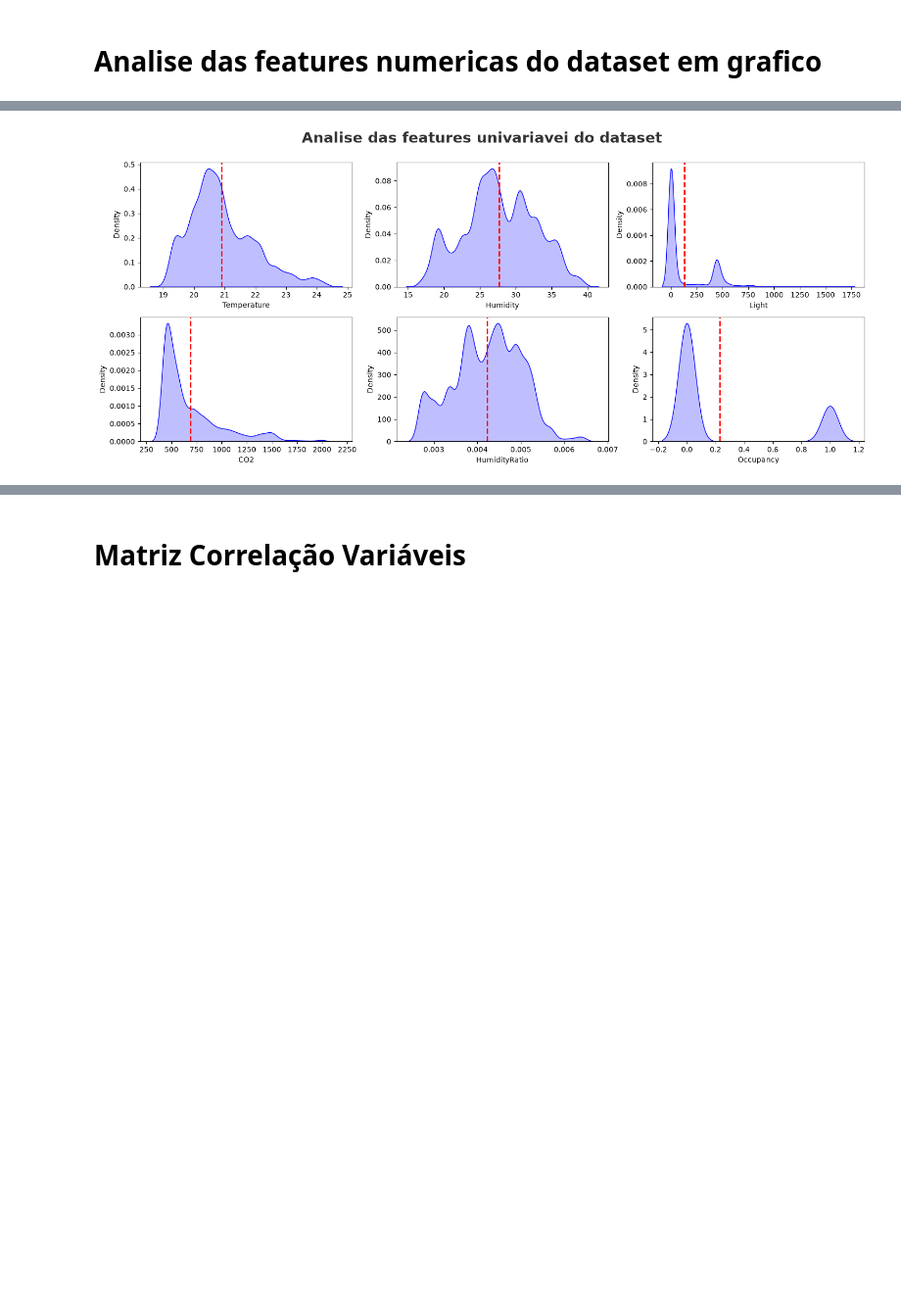
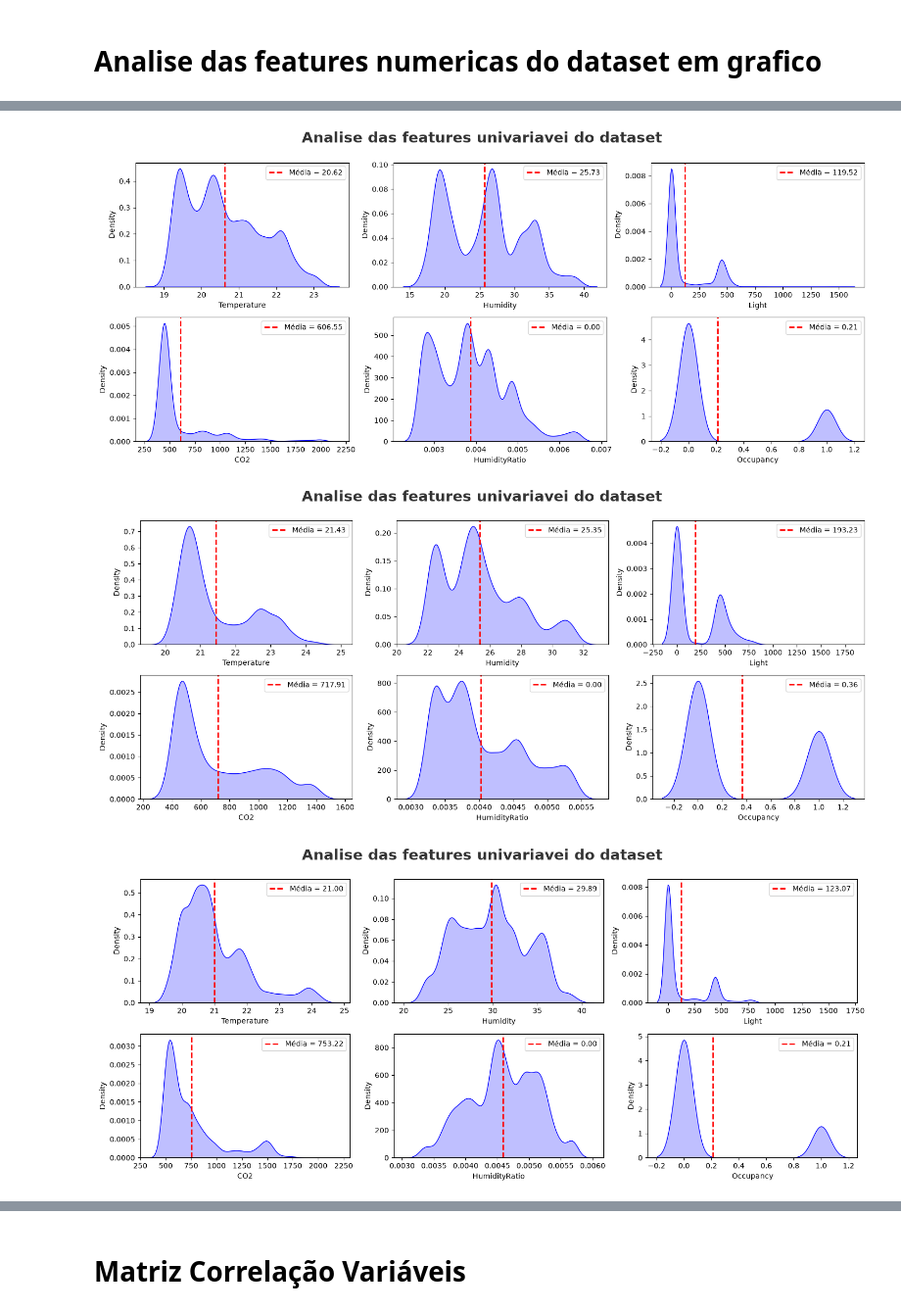
Before and after one commit to ScoredSleet/Analise-Base-Occupancy-Detection, a Jupyter notebook: eda.ipynb, the cells around one changed output, grey strips where cells are left out. Shown at 98% size. Drawn from its saved outputs; the diff is of its cells as text; code cells hidden in the pictures; blank space fills up the shorter version.

```diff
--- a/eda.ipynb
+++ b/eda.ipynb
@@ -36,6 +36,8 @@ datatest2 = transformar_dataset_to_csv("./dataset/occupancy_detection/dataset_tx
 datatraining = transformar_dataset_to_csv("./dataset/occupancy_detection/dataset_txt/datatraining.txt", "./dataset/occupancy_detection/dataset_csv", "datatraining")
 # %%
 dataset_completo = pd.concat([datatest, datatest2, datatraining])
+# %%
+datasets = [datatraining, datatest, datatest2, dataset_completo]
 # %%
 dataset_completo.to_csv("./dataset/occupancy_detection/dataset_csv/dataset_completo.csv")
 # %%
@@ -108,10 +128,17 @@ features_numericas = ["Temperature", "Humidity", "Light", "CO2", "HumidityRatio"
 plt.figure(figsize=(15,15))
 plt.suptitle("Analise das features univariavei do dataset", fontsize=20, fontweight='bold', alpha=0.8, y = 1.)
 
-for i in range(len(features_numericas)):
-    plt.subplot(5,3, i + 1)
+for data in datasets:
+    plt.figure(figsize=(15,15))
+    plt.suptitle("Analise das features univariavei do dataset", fontsize=20, fontweight='bold', alpha=0.8, y = 1.)
 
-    sns.kdeplot(x = dataset_completo[features_numericas[i]], fill=True, color = 'b')
-    plt.xlabel(features_numericas[i])
+    for i in range(len(features_numericas)):
+        plt.subplot(5,3, i + 1)
+
+
+        sns.kdeplot(x = data[features_numericas[i]], fill=True, color = 'b')
+        plt.xlabel(features_numericas[i])
+
     plt.tight_layout()
+    plt.show()
 # %% [output]
@@ -119,17 +150,24 @@ for i in range(len(features_numericas)):
 # %%
 features_numericas = ["Temperature", "Humidity", "Light", "CO2", "HumidityRatio", "Occupancy"]
 
-plt.figure(figsize=(15,15))
-plt.suptitle("Analise das features univariavei do dataset", fontsize=20, fontweight='bold', alpha=0.8, y = 1.)
+for data in datasets:
+    plt.figure(figsize=(15,15))
+    plt.suptitle("Analise das features univariavei do dataset", fontsize=20, fontweight='bold', alpha=0.8, y = 1.)
 
-for i in range(len(features_numericas)):
-    plt.subplot(5,3, i + 1)
+    for i in range(len(features_numericas)):
+        plt.subplot(5,3, i + 1)
 
-    media = dataset_completo[features_numericas[i]].mean()
-    plt.axvline(media, color="red", linestyle="--", linewidth=2, label=f"Média = {media:.2f}")
+        media = data[features_numericas[i]].mean()
+        plt.axvline(media, color="red", linestyle="--", linewidth=2, label=f"Média = {media:.2f}")
 
-    sns.kdeplot(x = dataset_completo[features_numericas[i]], fill=True, color = 'b')
-    plt.xlabel(features_numericas[i])
+        sns.kdeplot(x = data[features_numericas[i]], fill=True, color = 'b')
+        plt.xlabel(features_numericas[i])
+
+        plt.legend()
+
     plt.tight_layout()
+    plt.show()
 # %% [output]
-[figure, old version]
+[figure, new version]
+[figure, added]
+[figure, added]
```
Also changed, not shown: parts of 10 cells of this notebook, 2 other files.
